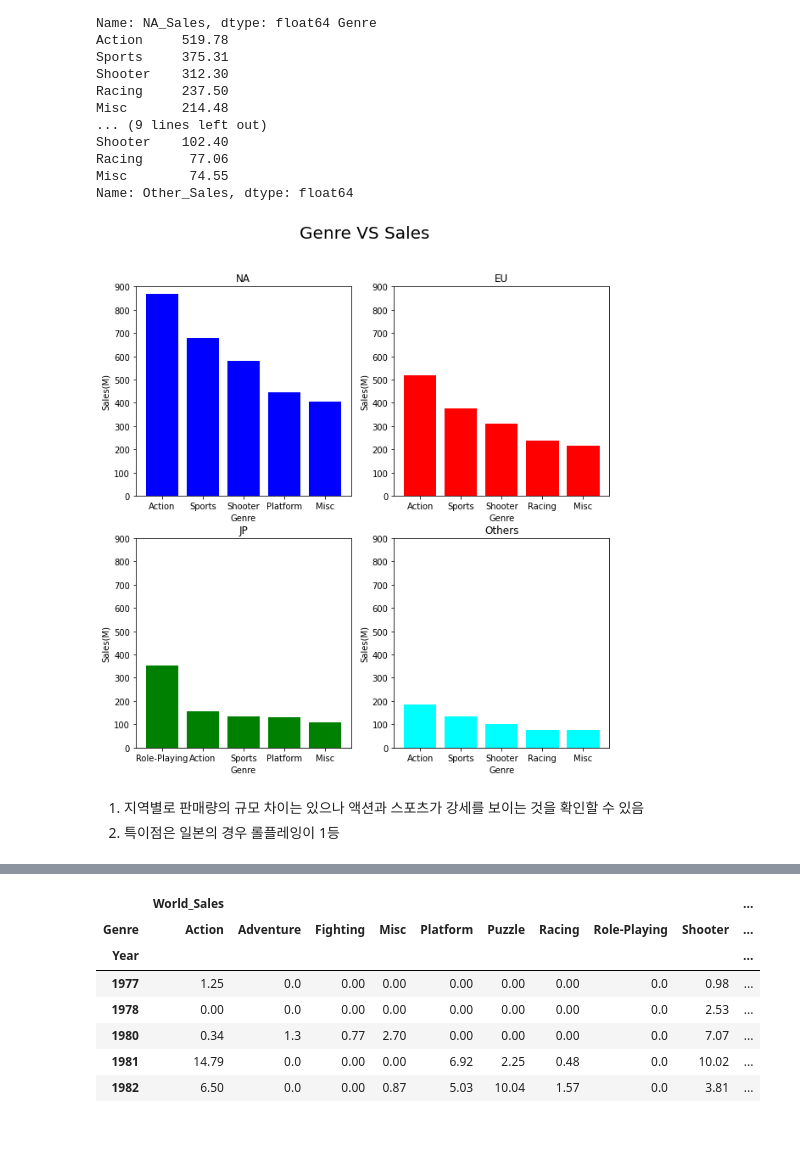
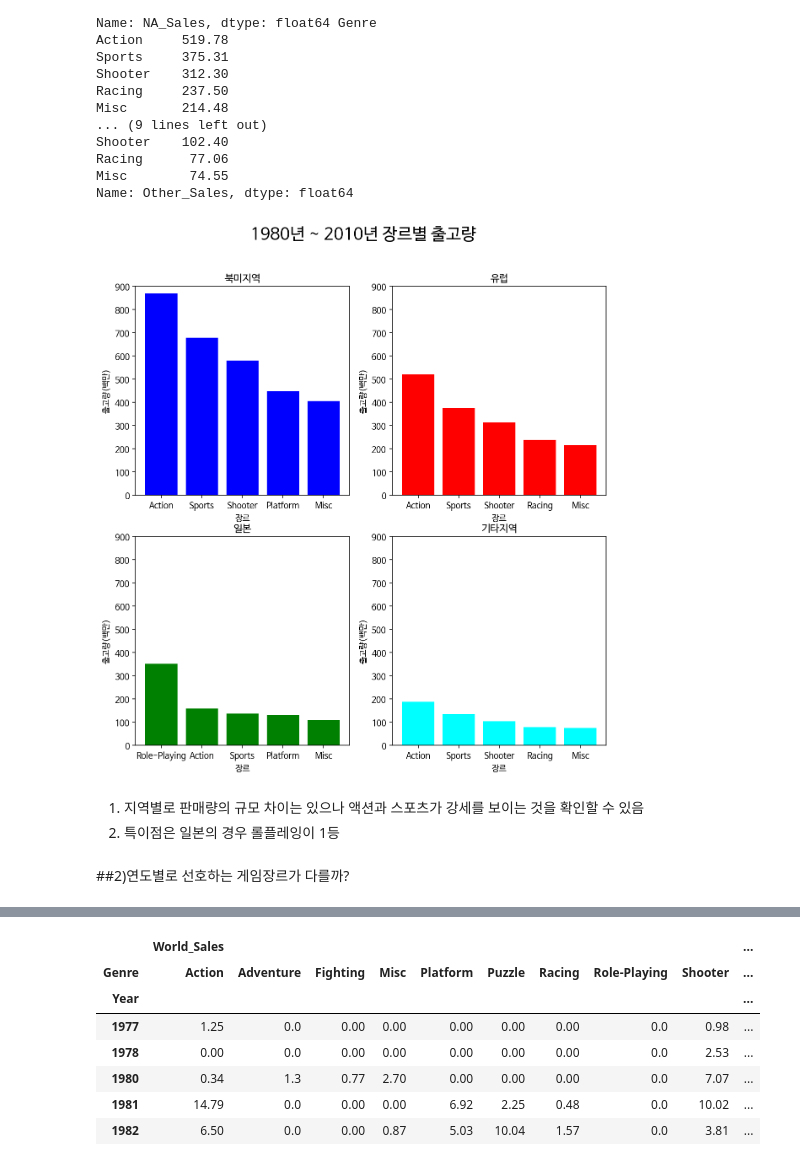
Before and after one commit to SukyC/Project, a Jupyter notebook: Project_1/Project_1_최수경.ipynb, the cells around one changed output, grey strips where cells are left out. Drawn from its saved outputs; the diff is of its cells as text; code cells hidden in the pictures; blank space fills up the shorter version.

```diff
--- a/Project_1/Project_1_최수경.ipynb
+++ b/Project_1/Project_1_최수경.ipynb
@@ -108,7 +138,7 @@ def value_to_float(x):
 sales=['NA_Sales','EU_Sales', 'JP_Sales', 'Other_Sales']
 
 for c in sales:
-  df[c]=df[c].apply(value_to_float)
+  df[c]=df[c].apply(str_to_float)
 # %%
 df.info()
 # %% [output]
@@ -132,10 +162,10 @@ memory usage: 1.1+ MB
 > Year 값 변경하기
 # %%
 def year_converter(a):
-  if a < 50:
-    return int(a + 2000)
-  elif a >51 and a <99 :
-    return int(a + 1900)
+  if a <= 50:
+    return a + 2000
+  elif a > 51 and a <=99 :
+    return a + 1900
   else :
     return a
 # %%
@@ -452,44 +477,46 @@ df_d=pd.DataFrame(d).reset_index()
 # %%
 import matplotlib.pyplot as plt
 
 f = plt.figure(figsize=(10,10));
 
 plt.subplot(2,2,1);
 plt.bar(x=df_a.Genre,height=df_a.NA_Sales,color='blue');
-plt.xlabel('Genre');
-plt.ylabel('Sales(M)');
+plt.xlabel('장르');
+plt.ylabel('출고량(백만)');
 plt.ylim([0, 900]);
-plt.title('NA');
+plt.title('북미지역');
 
 plt.subplot(2,2,2);
 plt.bar(x=df_b.Genre,height=df_b.EU_Sales, color='red');
-plt.xlabel('Genre');
-plt.ylabel('Sales(M)');
+plt.xlabel('장르');
+plt.ylabel('출고량(백만)');
 plt.ylim([0, 900]);
-plt.title('EU');
+plt.title('유럽');
 
 plt.subplot(2,2,3);
 plt.bar(x=df_c.Genre,height=df_c.JP_Sales,color='green');
-plt.xlabel('Genre');
-plt.ylabel('Sales(M)');
+plt.xlabel('장르');
+plt.ylabel('출고량(백만)');
 plt.ylim([0, 900]);
-plt.title('JP');
+plt.title('일본');
 
 plt.subplot(2,2,4);
 plt.bar(x=df_d.Genre,height=df_d.Other_Sales,color='cyan');
-plt.xlabel('Genre');
-plt.ylabel('Sales(M)');
+plt.xlabel('장르');
+plt.ylabel('출고량(백만)');
 plt.ylim([0, 900]);
-plt.title('Others');
+plt.title('기타지역');
 
-plt.suptitle("Genre VS Sales",fontsize=20);
+plt.suptitle("1980년 ~ 2010년 장르별 출고량",fontsize=20);
 plt.savefig('GenreVsSales.png')
 plt.show()
 # %% [output]
-[figure, old version]
+[figure, new version]
 # %% [markdown]
 1. 지역별로 판매량의 규모 차이는 있으나 액션과 스포츠가 강세를 보이는 것을 확인할 수 있음
 2. 특이점은 일본의 경우 롤플레잉이 1등
+# %% [markdown]
+##2)연도별로 선호하는 게임장르가 다를까?
 # %%
 df_year= pd.pivot_table(df,index='Year',columns='Genre',aggfunc=np.sum,fill_value=0)
 df_year
```
Also changed, not shown: parts of 19 cells of this notebook.
